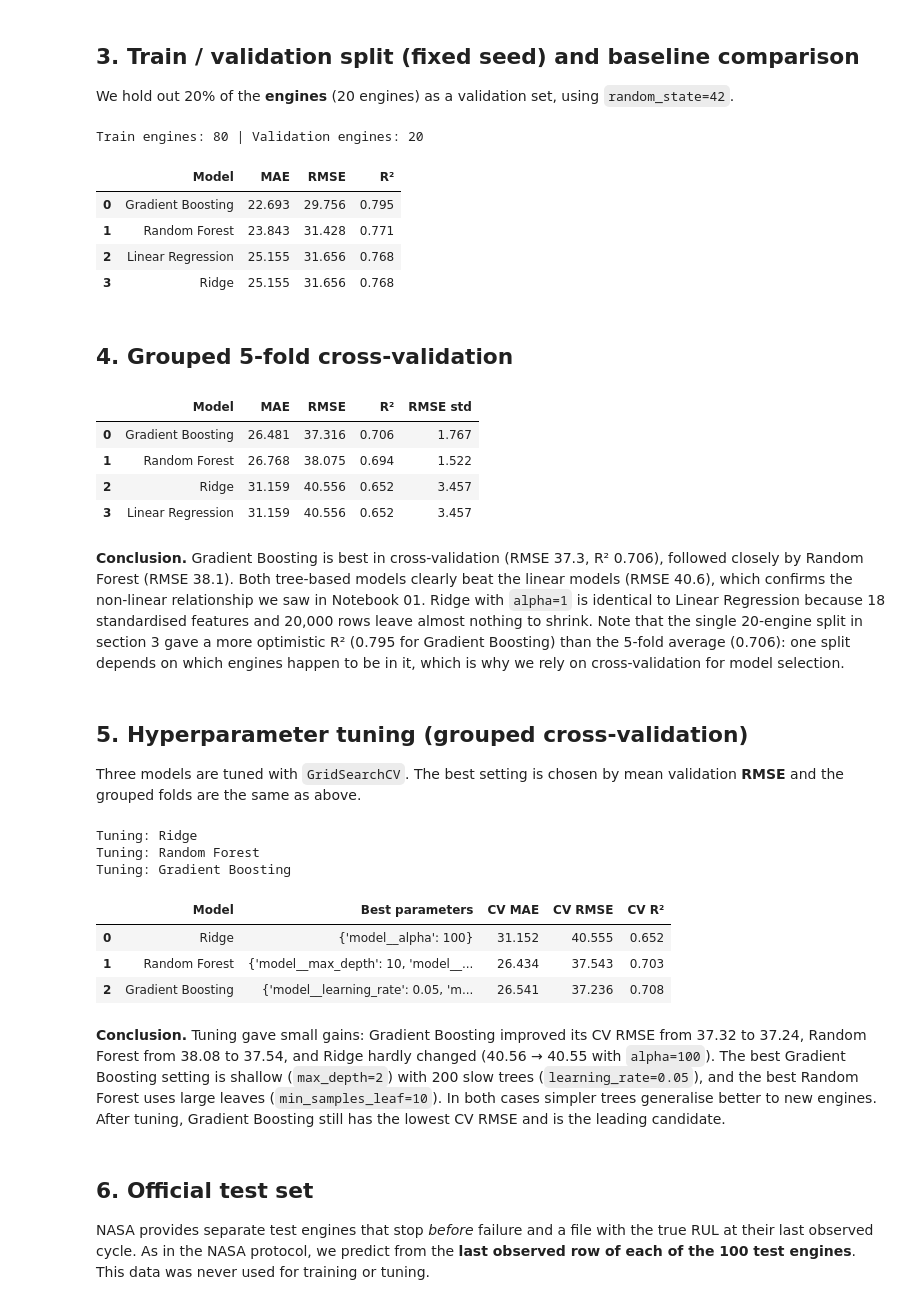
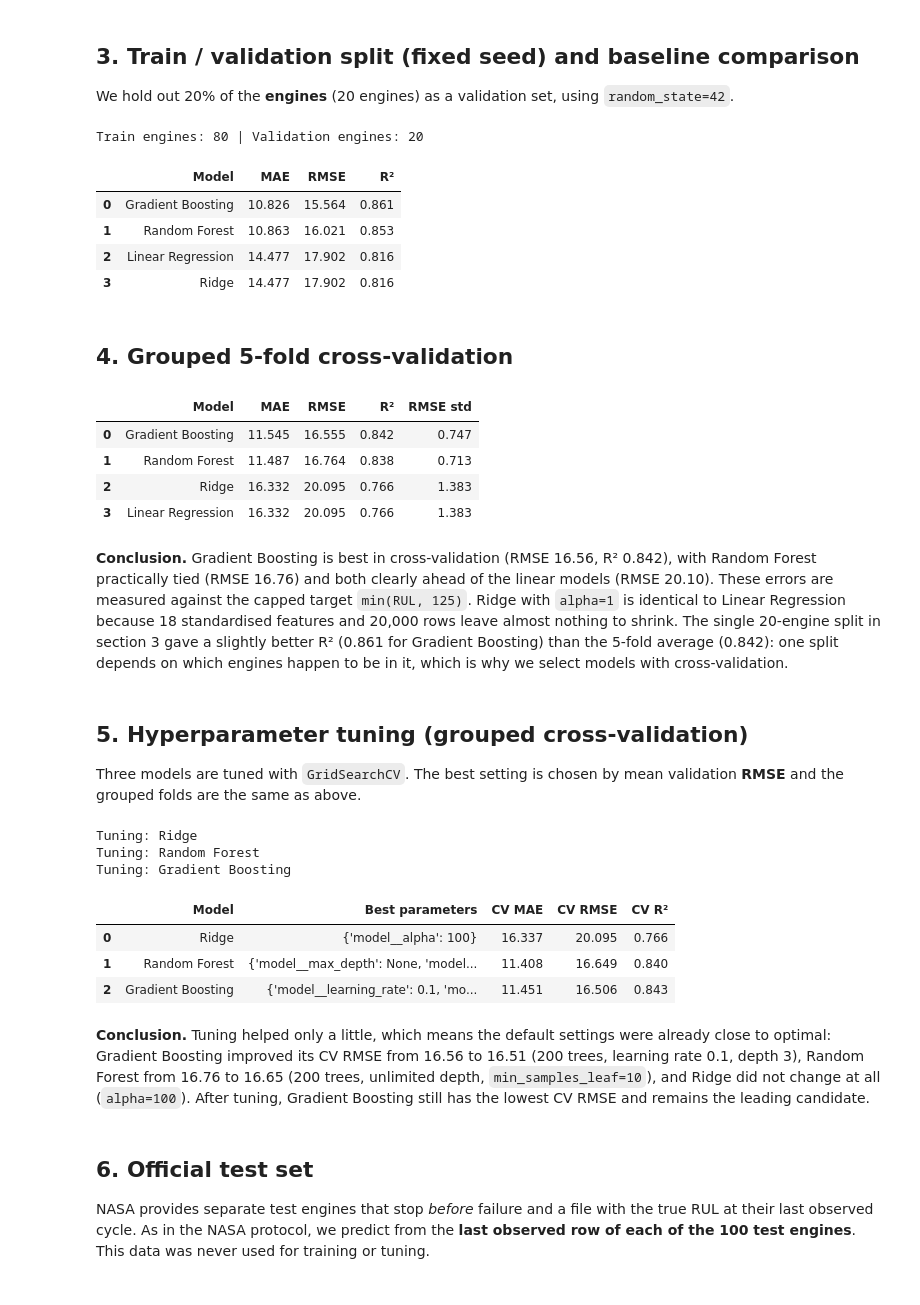
Before and after one commit to Shog7777/engine-rul-project, a Jupyter notebook: Notebooks/02_Modeling_and_Evaluation.ipynb, the cells around one changed output. Cells and saved outputs as stored; diff of their text form; code cells hidden in the pictures.

```diff
--- a/Notebooks/02_Modeling_and_Evaluation.ipynb
+++ b/Notebooks/02_Modeling_and_Evaluation.ipynb
@@ -87,7 +92,7 @@ splitter = GroupShuffleSplit(n_splits=1, test_size=0.2, random_state=SEED)
 train_idx, val_idx = next(splitter.split(X, y, groups))
 
 X_tr, X_val = X.iloc[train_idx], X.iloc[val_idx]
-y_tr, y_val = y.iloc[train_idx], y.iloc[val_idx]
+y_tr, y_val = y_cap.iloc[train_idx], y_cap.iloc[val_idx]
 print("Train engines:", groups.iloc[train_idx].nunique(), "| Validation engines:", groups.iloc[val_idx].nunique())
 assert set(groups.iloc[train_idx]).isdisjoint(set(groups.iloc[val_idx]))
 
@@ -101,39 +106,39 @@ holdout_df.round(3)
 # %% [output]
 Train engines: 80 | Validation engines: 20
 |  | Model | MAE | RMSE | R² |
-| 0 | Gradient Boosting | 22.693 | 29.756 | 0.795 |
-| 1 | Random Forest | 23.843 | 31.428 | 0.771 |
-| 2 | Linear Regression | 25.155 | 31.656 | 0.768 |
-| 3 | Ridge | 25.155 | 31.656 | 0.768 |
+| 0 | Gradient Boosting | 10.826 | 15.564 | 0.861 |
+| 1 | Random Forest | 10.863 | 16.021 | 0.853 |
+| 2 | Linear Regression | 14.477 | 17.902 | 0.816 |
+| 3 | Ridge | 14.477 | 17.902 | 0.816 |
 # %% [markdown]
 ## 4. Grouped 5-fold cross-validation
 # %%
 cv = GroupKFold(n_splits=5)
 scoring = {"MAE": "neg_mean_absolute_error",
            "RMSE": "neg_root_mean_squared_error",
            "R2": "r2"}
 
 rows = []
 for name, model in models.items():
-    s = cross_validate(model, X, y, groups=groups, cv=cv, scoring=scoring, n_jobs=-1, error_score="raise")
+    s = cross_validate(model, X, y_cap, groups=groups, cv=cv, scoring=scoring, n_jobs=-1, error_score="raise")
     rows.append({
         "Model": name,
         "MAE": -s["test_MAE"].mean(),
         "RMSE": -s["test_RMSE"].mean(),
         "R²": s["test_R2"].mean(),
         "RMSE std": s["test_RMSE"].std(),
     })
 
 cv_df = pd.DataFrame(rows).sort_values("RMSE").reset_index(drop=True)
 cv_df.round(3)
 # %% [output]
 |  | Model | MAE | RMSE | R² | RMSE std |
-| 0 | Gradient Boosting | 26.481 | 37.316 | 0.706 | 1.767 |
-| 1 | Random Forest | 26.768 | 38.075 | 0.694 | 1.522 |
-| 2 | Ridge | 31.159 | 40.556 | 0.652 | 3.457 |
-| 3 | Linear Regression | 31.159 | 40.556 | 0.652 | 3.457 |
+| 0 | Gradient Boosting | 11.545 | 16.555 | 0.842 | 0.747 |
+| 1 | Random Forest | 11.487 | 16.764 | 0.838 | 0.713 |
+| 2 | Ridge | 16.332 | 20.095 | 0.766 | 1.383 |
+| 3 | Linear Regression | 16.332 | 20.095 | 0.766 | 1.383 |
 # %% [markdown]
-**Conclusion.** Gradient Boosting is best in cross-validation (RMSE 37.3, R² 0.706), followed closely by Random Forest (RMSE 38.1). Both tree-based models clearly beat the linear models (RMSE 40.6), which confirms the non-linear relationship we saw in Notebook 01. Ridge with `alpha=1` is identical to Linear Regression because 18 standardised features and 20,000 rows leave almost nothing to shrink. Note that the single 20-engine split in section 3 gave a more optimistic R² (0.795 for Gradient Boosting) than the 5-fold average (0.706): one split depends on which engines happen to be in it, which is why we rely on cross-validation for model selection.
+**Conclusion.** Gradient Boosting is best in cross-validation (RMSE 16.56, R² 0.842), with Random Forest practically tied (RMSE 16.76) and both clearly ahead of the linear models (RMSE 20.10). These errors are measured against the capped target `min(RUL, 125)`. Ridge with `alpha=1` is identical to Linear Regression because 18 standardised features and 20,000 rows leave almost nothing to shrink. The single 20-engine split in section 3 gave a slightly better R² (0.861 for Gradient Boosting) than the 5-fold average (0.842): one split depends on which engines happen to be in it, which is why we select models with cross-validation.
 # %% [markdown]
 ## 5. Hyperparameter tuning (grouped cross-validation)
 Three models are tuned with `GridSearchCV`. The best setting is chosen by mean validation **RMSE** and the grouped folds are the same as above.
@@ -158,7 +163,7 @@ for name, grid in param_grids.items():
     print("Tuning:", name)
     search = GridSearchCV(models[name], grid, scoring=scoring, refit="RMSE",
                           cv=cv, n_jobs=-1, error_score="raise")
-    search.fit(X, y, groups=groups)
+    search.fit(X, y_cap, groups=groups)
     searches[name] = search
     best = search.best_index_
     tuning_rows.append({
@@ -177,11 +182,11 @@ Tuning: Ridge
 Tuning: Random Forest
 Tuning: Gradient Boosting
 |  | Model | Best parameters | CV MAE | CV RMSE | CV R² |
-| 0 | Ridge | {'model__alpha': 100} | 31.152 | 40.555 | 0.652 |
-| 1 | Random Forest | {'model__max_depth': 10, 'model__... | 26.434 | 37.543 | 0.703 |
-| 2 | Gradient Boosting | {'model__learning_rate': 0.05, 'm... | 26.541 | 37.236 | 0.708 |
+| 0 | Ridge | {'model__alpha': 100} | 16.337 | 20.095 | 0.766 |
+| 1 | Random Forest | {'model__max_depth': None, 'model... | 11.408 | 16.649 | 0.840 |
+| 2 | Gradient Boosting | {'model__learning_rate': 0.1, 'mo... | 11.451 | 16.506 | 0.843 |
-# %% [markdown]
-**Conclusion.** Tuning gave small gains: Gradient Boosting improved its CV RMSE from 37.32 to 37.24, Random Forest from 38.08 to 37.54, and Ridge hardly changed (40.56 → 40.55 with `alpha=100`). The best Gradient Boosting setting is shallow (`max_depth=2`) with 200 slow trees (`learning_rate=0.05`), and the best Random Forest uses large leaves (`min_samples_leaf=10`). In both cases simpler trees generalise better to new engines. After tuning, Gradient Boosting still has the lowest CV RMSE and is the leading candidate.
+# %% [markdown]
+**Conclusion.** Tuning helped only a little, which means the default settings were already close to optimal: Gradient Boosting improved its CV RMSE from 16.56 to 16.51 (200 trees, learning rate 0.1, depth 3), Random Forest from 16.76 to 16.65 (200 trees, unlimited depth, `min_samples_leaf=10`), and Ridge did not change at all (`alpha=100`). After tuning, Gradient Boosting still has the lowest CV RMSE and remains the leading candidate.
 # %% [markdown]
 ## 6. Official test set
 NASA provides separate test engines that stop *before* failure and a file with the true RUL at their last observed cycle. As in the NASA protocol, we predict from the **last observed row of each of the 100 test engines**. This data was never used for training or tuning.
```
Also changed, not shown: parts of 20 cells of this notebook, 21 other files.
